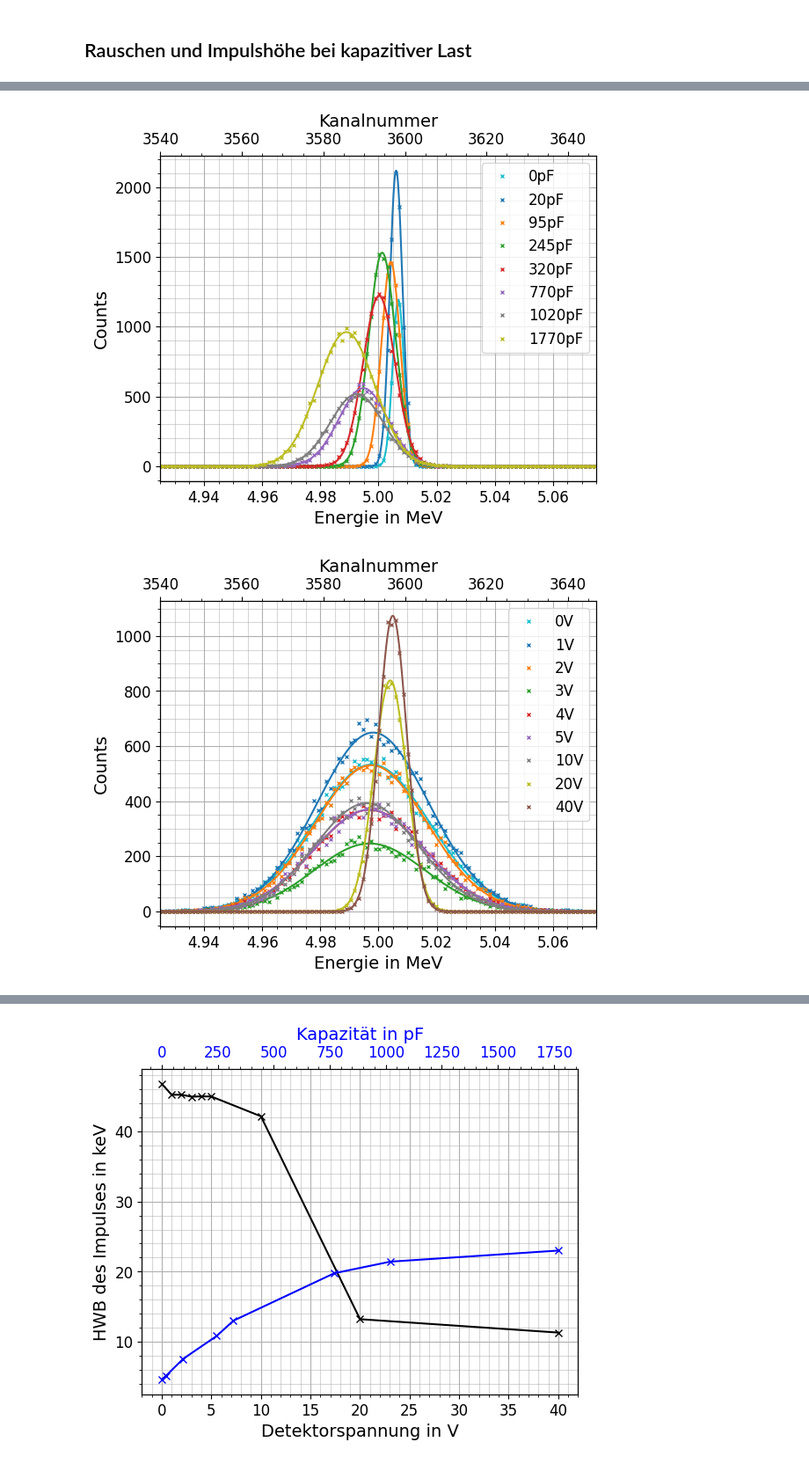
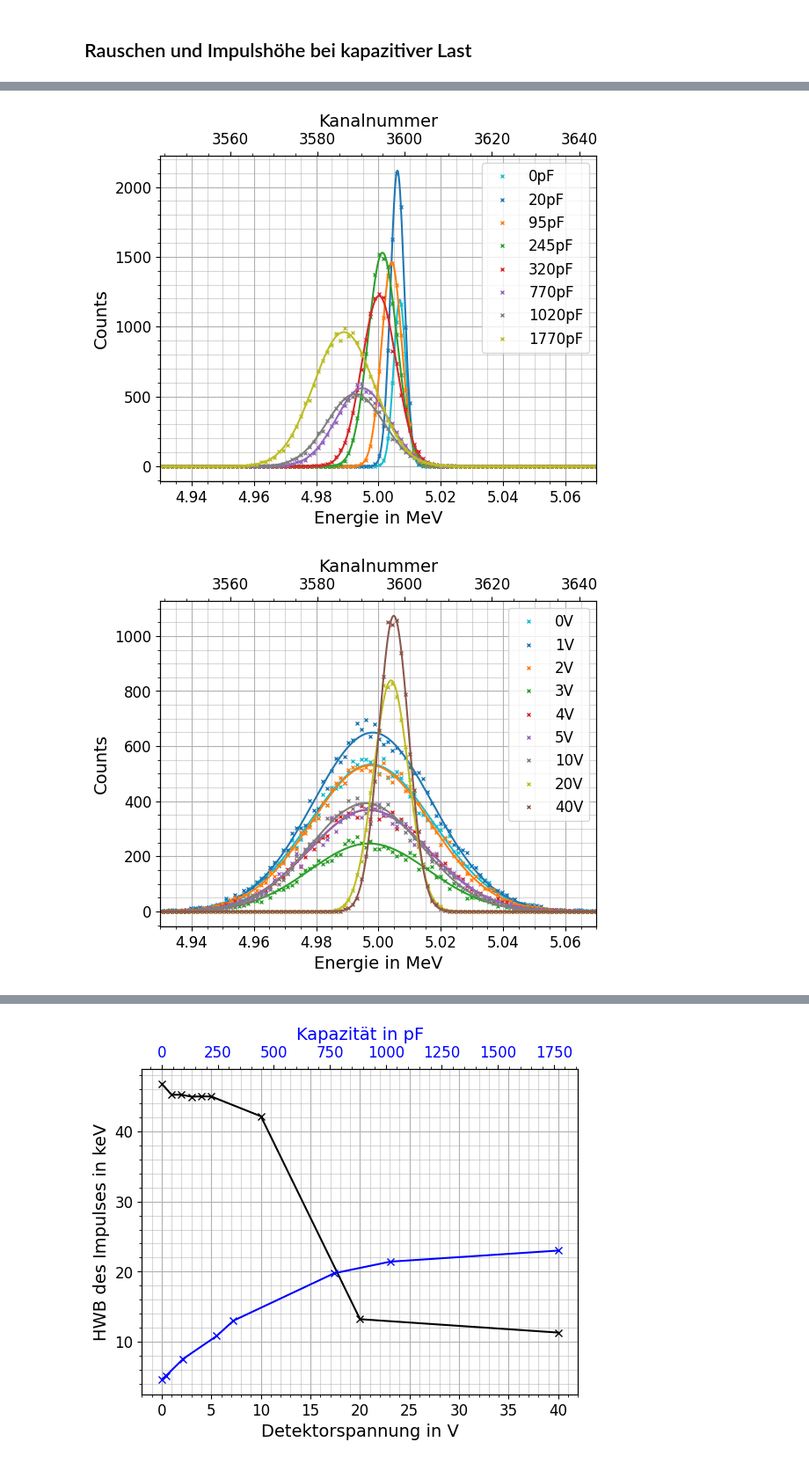
Before and after one commit to NicolasRohrbeck/fprak, a Jupyter notebook: scripts/halbleiter.ipynb, the cells around one changed output, grey strips where cells are left out. Shown at 88% size. Drawn from its saved outputs; the diff is of its cells as text; code cells hidden in the pictures.

```diff
--- a/scripts/halbleiter.ipynb
+++ b/scripts/halbleiter.ipynb
@@ -64,13 +64,14 @@ E = np.logspace(3, 9, 1000, endpoint=True)
 dEdx = Bethe(Si, E) / con.e /1e6 / 1e2 / Si.rho
 rw = []
 for i in E:
-    rw.append(Reichweite(Si, i, dx=1e-5)*1e2*Si.rho)
+    rw.append(Reichweite(Si, i, dx=1e-6, Elim=1e6)*1e2*Si.rho)
 rw = np.array(rw)
 
 
 Energy, bethe, csda = np.loadtxt(r'../Messdaten/19012026_Halbleiter/astar_si.txt', skiprows=8, unpack=True)
 
 import matplotlib.pyplot as plt
+plt.style.use('tableau-colorblind10')
 
 plt.plot(Energy, bethe, '-r', label='ASTAR')
 plt.plot(E/1e6, dEdx, '-k', label="Simulation")
@@ -114,7 +115,7 @@ E = np.logspace(3, 9, 1000, endpoint=True)
 dEdx = Bethe(Au, E) / con.e /1e6 / 1e2 / Au.rho
 rw = []
 for i in E:
-    rw.append(Reichweite(Au, i, dx=1e-5)*1e2*Au.rho)
+    rw.append(Reichweite(Au, i, dx=1e-6, Elim=5e6)*1e2*Au.rho)
 rw = np.array(rw)
 
 
@@ -294,8 +295,8 @@ def Gauss(x, mu, sig, A):
 fig1, kap = plt.subplots()
 fig2, det = plt.subplots()
 
-xllim = 4.925
-xulim = 5.075
+xllim = 4.93
+xulim = 5.07
 
 HWBpf = []
 HWBV = []
@@ -348,32 +349,32 @@ for dataset in [rauschen, detektor]:
             kap.plot(x_cont, Gauss(x_cont, *popt), '-', c=color)
 
 HWBV = np.array(HWBV)
 HWBpf = np.array(HWBpf)
 
 
 
 for ax in [kap, det]:
     ax.legend(loc=1, fontsize=12)
 
 fig1.savefig("../Bilder/Gauss_Rauschen.pdf")
 fig2.savefig("../Bilder/Gauss_Detektor.pdf")
 # %% [output]
 0pF HWB=0.00464073(3.51654e-06) MeV [5.00683080e+00 1.97073610e-03 1.19238146e+03]
 20pF HWB=0.00519453(2.76761e-06) MeV [5.00607513e+00 2.20591394e-03 2.11733676e+03]
 95pF HWB=0.0075668(2.37906e-06) MeV [5.00423739e+00 3.21332331e-03 1.46340343e+03]
 245pF HWB=0.010838(6.57105e-06) MeV [5.00128681e+00 4.60247931e-03 1.52955591e+03]
 320pF HWB=0.013016(1.07256e-05) MeV [5.00020278e+00 5.52737775e-03 1.21986780e+03]
 770pF HWB=0.0197759(2.0118e-05) MeV [4.99478230e+00 8.39804688e-03 5.59402234e+02]
 1020pF HWB=0.0214256(2.03582e-05) MeV [4.99255490e+00 9.09862243e-03 5.17460510e+02]
 1770pF HWB=0.0230052(1.59987e-05) MeV [4.98890667e+00 9.76941571e-03 9.60696672e+02]
 0V HWB=0.0467582(5.22814e-05) MeV [4.99768783e+00 1.98563625e-02 5.33508715e+02]
 1V HWB=0.0452026(4.99684e-05) MeV [4.99812365e+00 1.91957770e-02 6.49375386e+02]
 2V HWB=0.0452064(4.69845e-05) MeV [4.99754528e+00 1.91973902e-02 5.30787012e+02]
 3V HWB=0.0449285(7.73563e-05) MeV [4.99696889e+00 1.90793849e-02 2.46459717e+02]
 4V HWB=0.0449738(5.55407e-05) MeV [4.99689834e+00 1.90986341e-02 3.68965428e+02]
 5V HWB=0.0449562(6.64788e-05) MeV [4.99683957e+00 1.90911401e-02 3.69649482e+02]
 10V HWB=0.0421394(5.06249e-05) MeV [4.99591584e+00 1.78949626e-02 3.92707595e+02]
 20V HWB=0.0132311(9.40344e-06) MeV [5.00404711e+00 5.61872529e-03 8.38899568e+02]
 40V HWB=0.011321(7.52301e-06) MeV [5.00490590e+00 4.80759267e-03 1.07337037e+03]
-[figure, old version]
+[figure, new version]
-[figure, old version]
+[figure, new version]
```
Also changed, not shown: parts of 4 cells of this notebook, 41 other files.
